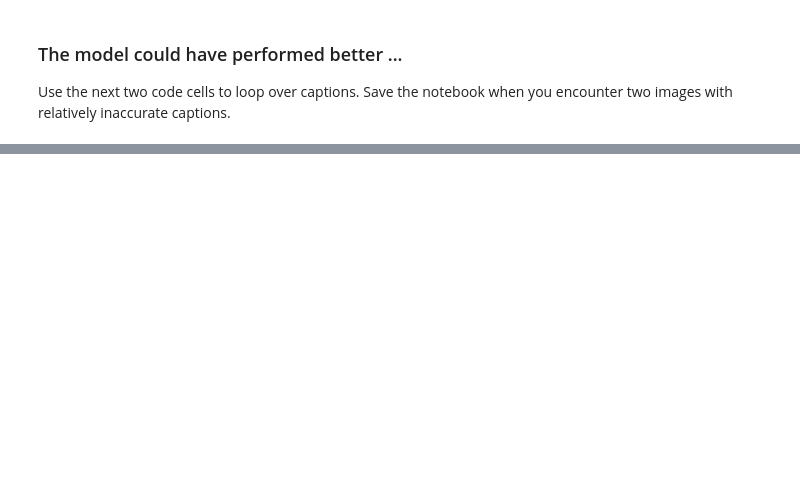
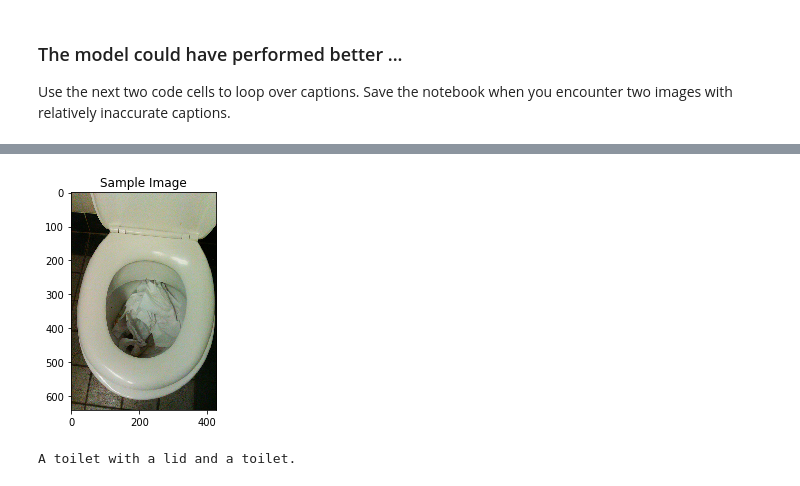
Before and after one commit to jeff-daniels/Udacity-CVND, a Jupyter notebook: Project 2: Image Captioning/3_Inference.ipynb, the cells around one changed output, grey strips where cells are left out. Saved outputs shown, nothing was run; the diff lists cells and outputs as text; code cells hidden in the pictures; blank space fills up the shorter version.

```diff
--- a/Project 2: Image Captioning/3_Inference.ipynb
+++ b/Project 2: Image Captioning/3_Inference.ipynb
@@ -89,8 +89,8 @@ import torch
 from model import EncoderCNN, DecoderRNN
 
 # TODO #2: Specify the saved models to load.
-encoder_file = './model-copy/encoder-thresh-5-emb-512-hid-512-lay-2-e-1-44.pkl'
-decoder_file = './model-copy/decoder-thresh-5-emb-512-hid-512-lay-2-e-1-44.pkl'
+encoder_file = './encoder-thresh-5-emb-512-hid-512-lay-2-e-3.pkl'
+decoder_file = './decoder-thresh-5-emb-512-hid-512-lay-2-e-3.pkl'
 
 # TODO #3: Select appropriate values for the Python variables below.
 embed_size = 512
@@ -159,3 +155,17 @@ def clean_sentence(output):
+# %%
+# TODO #4: Complete the function.
+def clean_sentence(output):
+    words = []
+    for idx in output:
+        words.append(data_loader.dataset.vocab.idx2word[idx])
+    if words[-1] == '.':
+        words = words[1:-1]
+    else:
+        words = words[1:]
+    sentence = " ".join(words)
+    sentence = sentence.capitalize()
+    sentence = sentence + '.'
+    return sentence
 # %% [markdown]
 After completing the `clean_sentence` function above, run the code cell below.  If the cell returns an assertion error, then please follow the instructions to modify your code before proceeding.
 # %%
@@ -207,0 +235,5 @@ get_prediction()
+# %%
+get_prediction()
+# %% [output]
+[figure, added]
+A toilet with a lid and a toilet.
```
Also changed, not shown: parts of 9 cells of this notebook, 4 other files.
